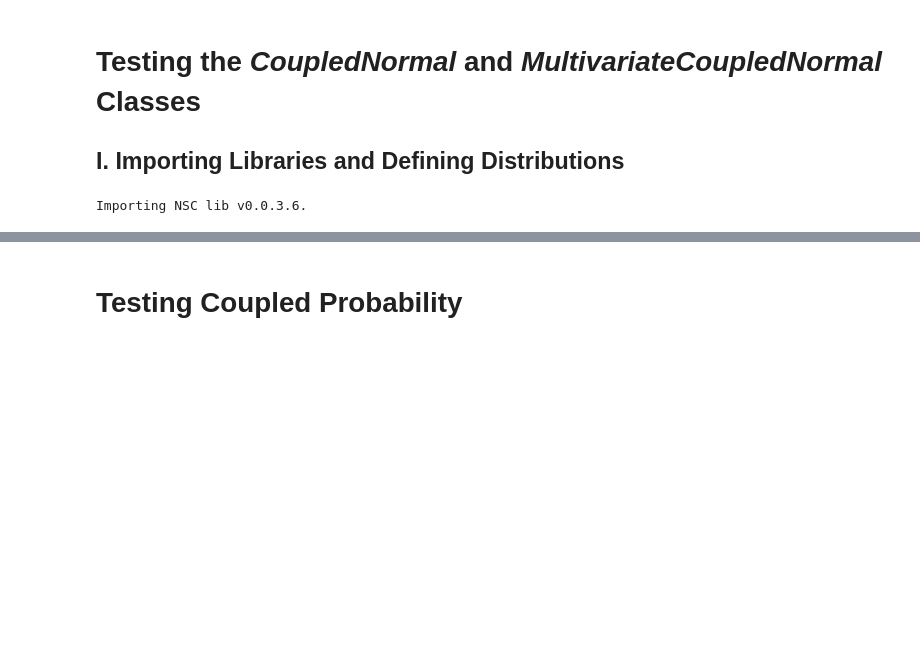
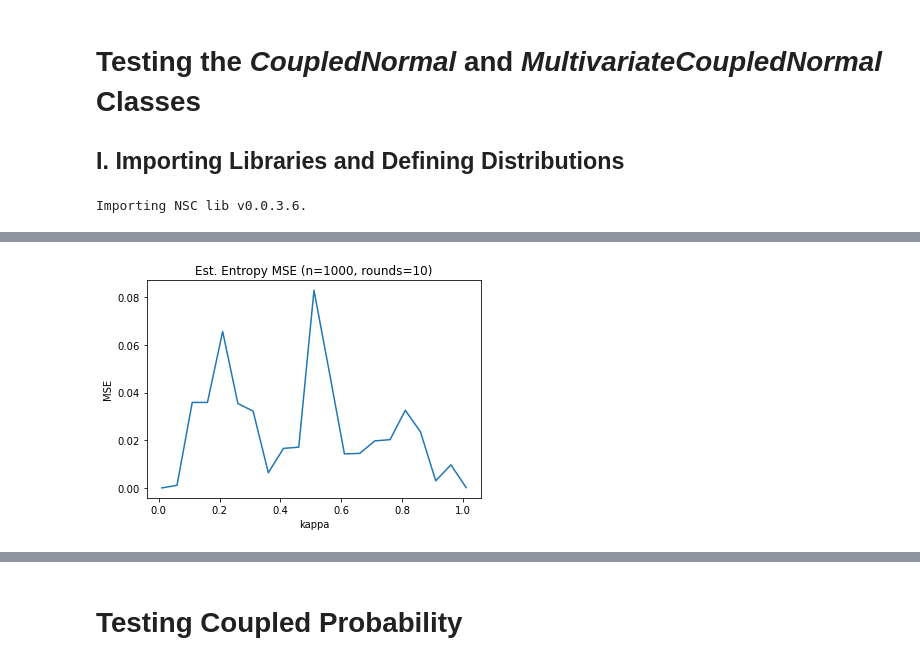
Before and after one commit to Photrek/Nonlinear-Statistical-Coupling, a Jupyter notebook: workspace/john/Coupled Entropy Functions Testing.ipynb, the cells around one changed output, grey strips where cells are left out. Cells and saved outputs as stored; diff of their text form; code cells hidden in the pictures; blank space fills up the shorter version.

```diff
--- a/workspace/john/Coupled Entropy Functions Testing.ipynb
+++ b/workspace/john/Coupled Entropy Functions Testing.ipynb
@@ -151,0 +152,8 @@ datetime.timedelta(microseconds=897177)
+# %%
+plt.plot(kappas, mse)
+plt.xlabel("kappa")
+plt.ylabel("MSE")
+plt.title(f"Est. Entropy MSE (n={sample_size}, rounds={n_rounds})")
+plt.show()
+# %% [output]
+[figure, added]
```
Also changed, not shown: parts of 8 cells of this notebook, 1 other file.
